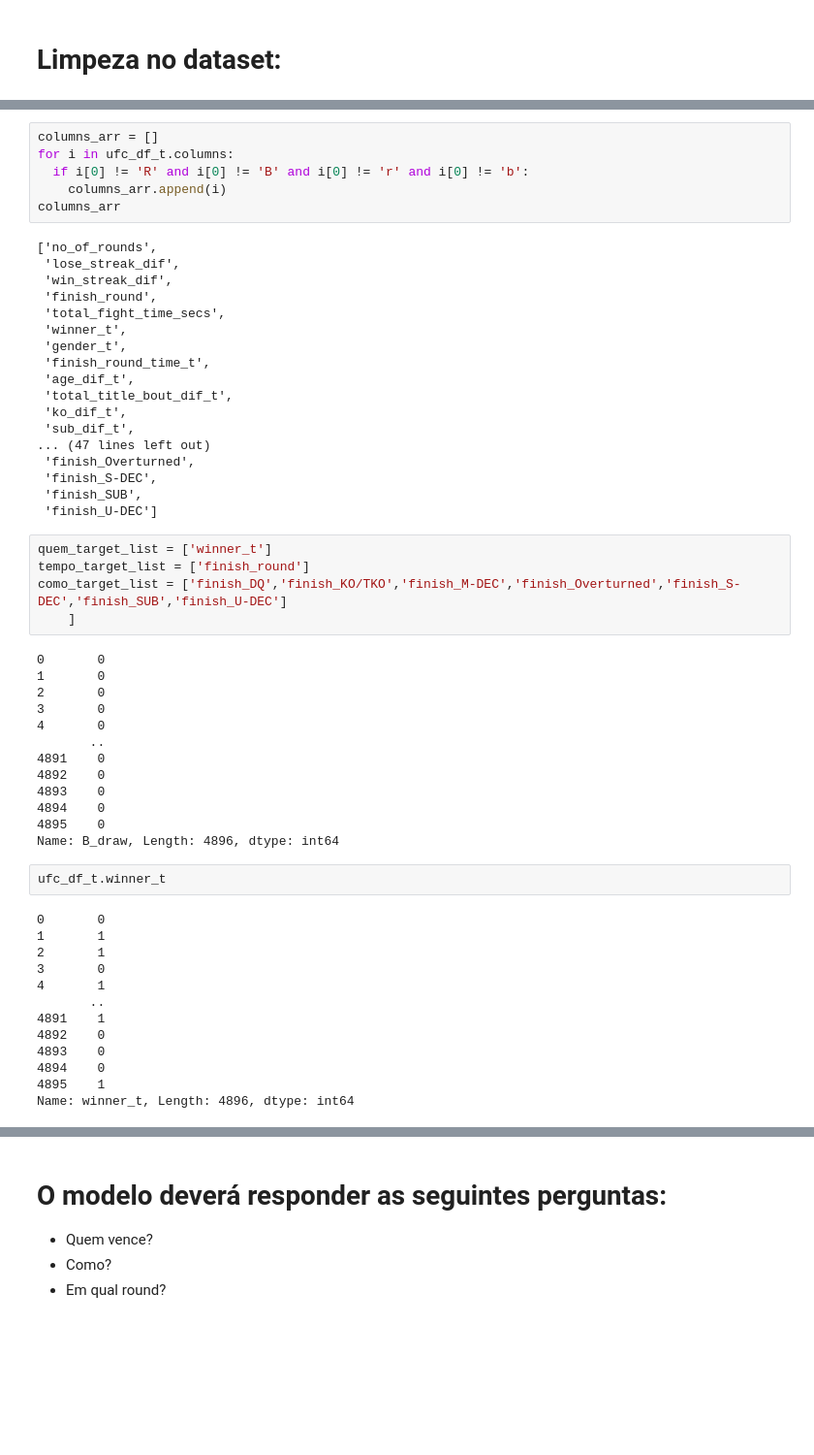
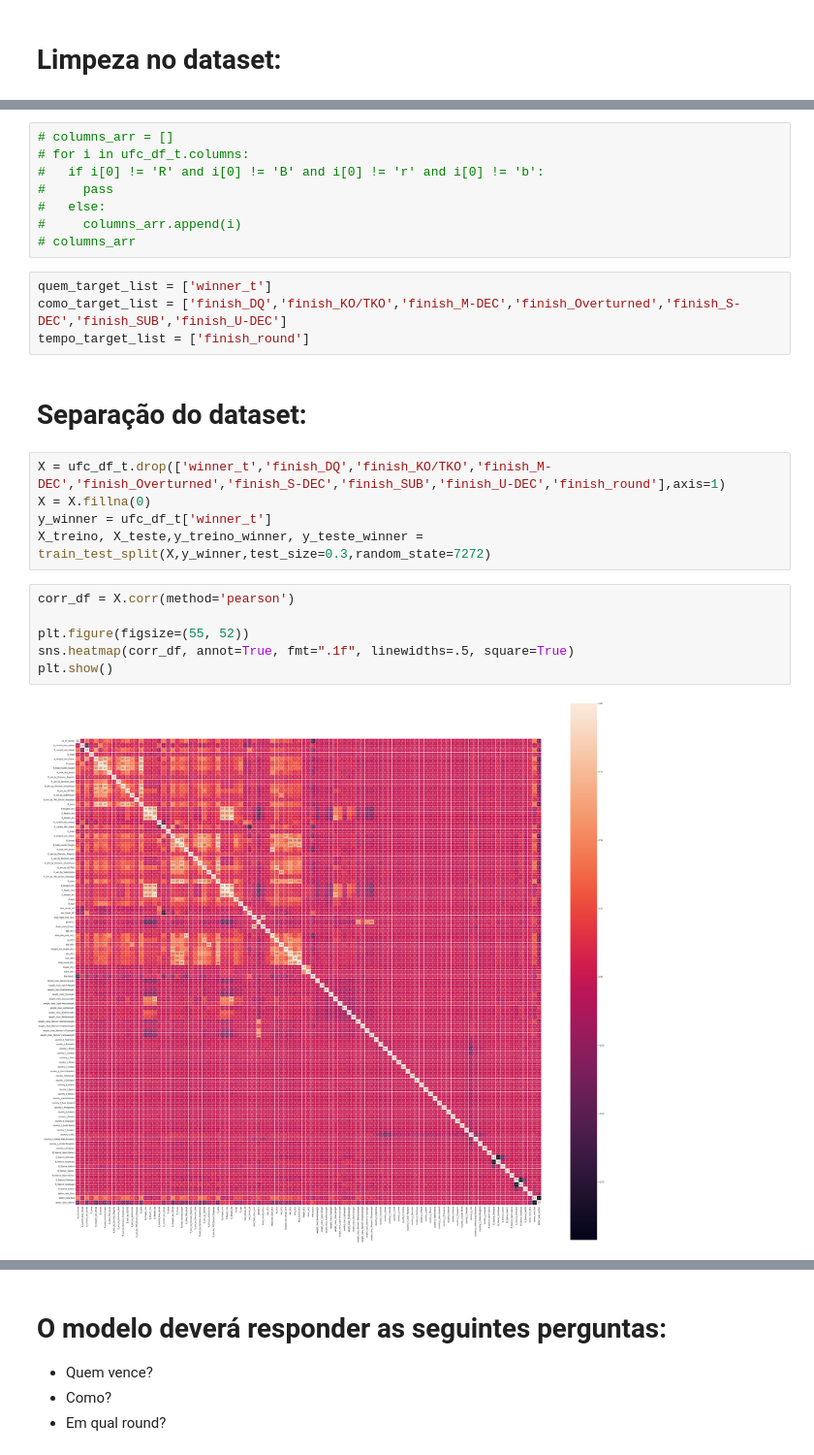
Before and after one commit to OseiasBeu/fight_project, a Jupyter notebook: ufc_project.ipynb, the cells around one changed output, grey strips where cells are left out. Shown at 97% size. Saved outputs shown, nothing was run; the diff lists cells and outputs as text; blank space fills up the shorter version.

```diff
--- a/ufc_project.ipynb
+++ b/ufc_project.ipynb
@@ -590,57 +597,27 @@ print(ufc_df_t.shape)
 # %%
-columns_arr = []
-for i in ufc_df_t.columns:
-  if i[0] != 'R' and i[0] != 'B' and i[0] != 'r' and i[0] != 'b':
-    columns_arr.append(i)
-columns_arr
+# columns_arr = []
+# for i in ufc_df_t.columns:
+#   if i[0] != 'R' and i[0] != 'B' and i[0] != 'r' and i[0] != 'b':
+#     pass
+#   else:
+#     columns_arr.append(i)
+# columns_arr
-# %% [output]
-['no_of_rounds',
- 'lose_streak_dif',
- 'win_streak_dif',
- 'finish_round',
- 'total_fight_time_secs',
- 'winner_t',
- 'gender_t',
- 'finish_round_time_t',
- 'age_dif_t',
- 'total_title_bout_dif_t',
- 'ko_dif_t',
- 'sub_dif_t',
-... (47 lines left out)
- 'finish_Overturned',
- 'finish_S-DEC',
- 'finish_SUB',
- 'finish_U-DEC']
 # %%
 quem_target_list = ['winner_t']
+como_target_list = ['finish_DQ','finish_KO/TKO','finish_M-DEC','finish_Overturned','finish_S-DEC','finish_SUB','finish_U-DEC']
 tempo_target_list = ['finish_round']
-como_target_list = ['finish_DQ','finish_KO/TKO','finish_M-DEC','finish_Overturned','finish_S-DEC','finish_SUB','finish_U-DEC']
-    ]
-# %% [output]
-0       0
-1       0
-2       0
-3       0
-4       0
-       ..
-4891    0
-4892    0
-4893    0
-4894    0
-4895    0
-Name: B_draw, Length: 4896, dtype: int64
-# %%
-ufc_df_t.winner_t
-# %% [output]
-0       0
-1       1
-2       1
-3       0
-4       1
-       ..
-4891    1
-4892    0
-4893    0
-4894    0
-4895    1
-Name: winner_t, Length: 4896, dtype: int64
+# %% [markdown]
+# Separação do dataset:
+# %%
+X = ufc_df_t.drop(['winner_t','finish_DQ','finish_KO/TKO','finish_M-DEC','finish_Overturned','finish_S-DEC','finish_SUB','finish_U-DEC','finish_round'],axis=1)
+X = X.fillna(0)
+y_winner = ufc_df_t['winner_t']
+X_treino, X_teste,y_treino_winner, y_teste_winner = train_test_split(X,y_winner,test_size=0.3,random_state=7272)
+# %%
+corr_df = X.corr(method='pearson')
+
+plt.figure(figsize=(55, 52))
+sns.heatmap(corr_df, annot=True, fmt=".1f", linewidths=.5, square=True)
+plt.show()
+# %% [output]
+[figure, added]
```
Also changed, not shown: parts of 19 cells of this notebook.
